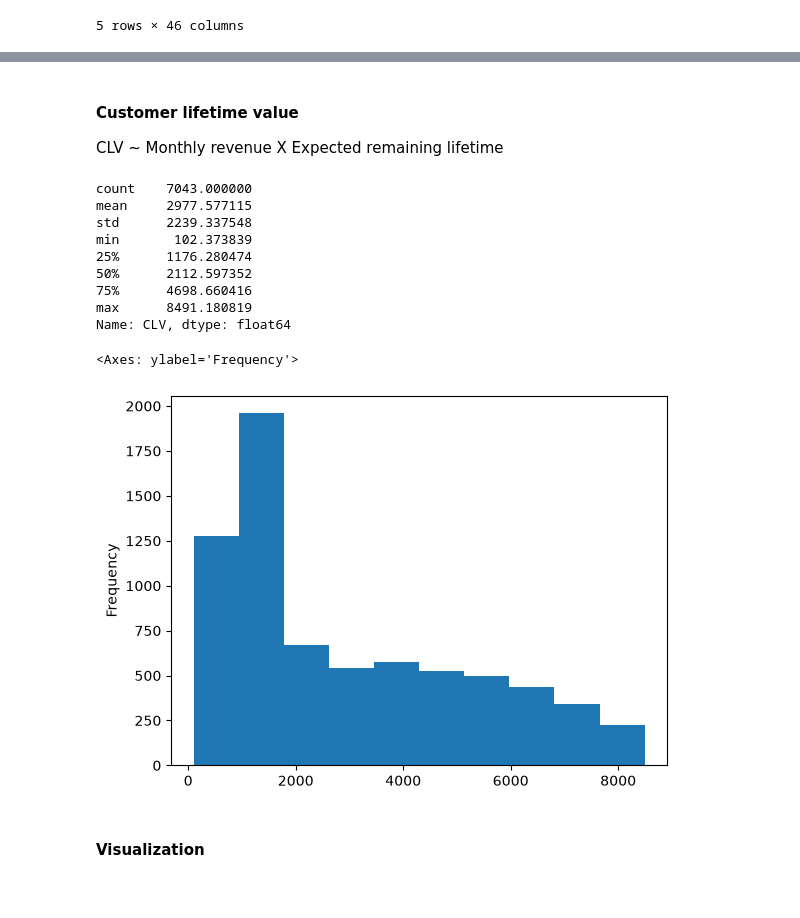
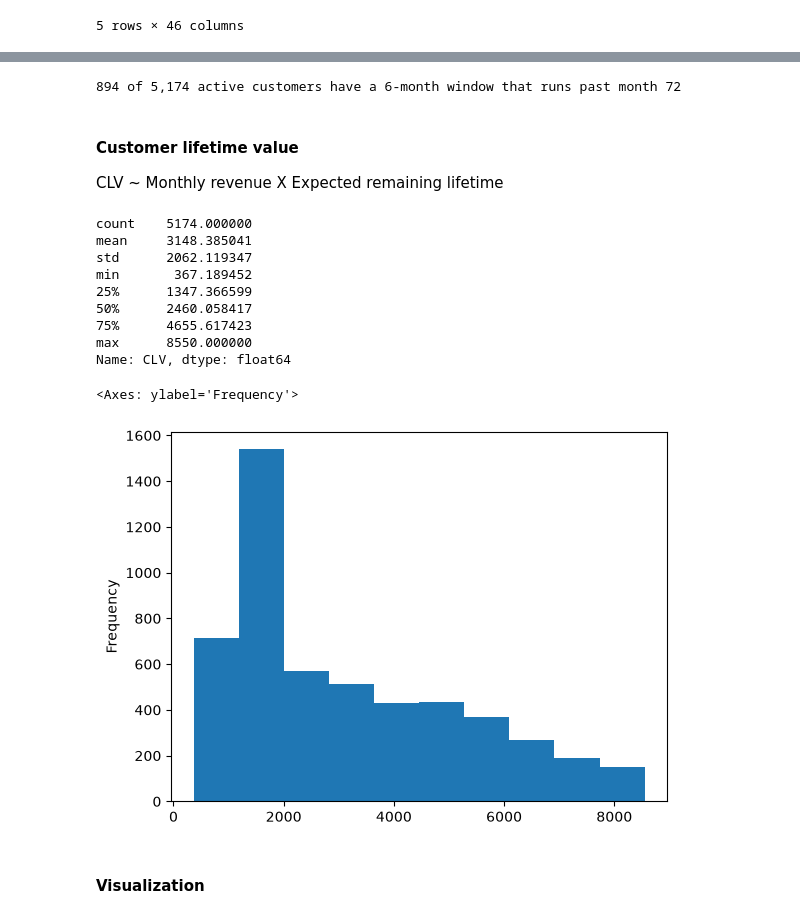
Before and after one commit to snehilojha/Profit-aware-customer-churn-and-retention-decision-system, a Jupyter notebook: src/main.ipynb, the cells around one changed output, grey strips where cells are left out. Saved outputs shown, nothing was run; the diff lists cells and outputs as text; code cells hidden in the pictures.

```diff
--- a/src/main.ipynb
+++ b/src/main.ipynb
@@ -666,0 +493,7 @@ survival_df_enc['expected_life']= cph_tv.predict_expectation(
+# %%
+active = model_df[model_df['event'] == 0]
+X_active = active.drop(columns=['duration', 'event'])
+tenure_active = active['duration']
+
+print(f"Scoring {len(active):,} active customers "
+      f"({len(model_df) - len(active):,} have already churned and are excluded)")
@@ -666,0 +517,12 @@ survival_df_enc['expected_life']= cph_tv.predict_expectation(
+# %%
+def churn_probability_within(model, X, months, tenure):
+    """P(churn within the next `months` months | still active after `tenure` months)."""
+    surv = model.predict_survival_function(X, times=[months], conditional_after=tenure)
+    return 1 - surv.T.squeeze()
+
+
+scored = pd.DataFrame(index=active.index)
+scored['tenure'] = tenure_active
+scored['MonthlyCharges'] = active['MonthlyCharges']
+scored['churn_3m'] = churn_probability_within(cph, X_active, 3, tenure_active)
+scored['churn_6m'] = churn_probability_within(cph, X_active, 6, tenure_active)
@@ -666,0 +531,4 @@ survival_df_enc['expected_life']= cph_tv.predict_expectation(
+# %%
+scored['remaining_life'] = cph.predict_expectation(X_active, conditional_after=tenure_active)
+
+scored[['tenure', 'churn_6m', 'remaining_life']].describe()
@@ -667,3 +550,8 @@ survival_df_enc['expected_life']= cph_tv.predict_expectation(
+# %%
+past_horizon = scored['tenure'] > 72 - 6
+print(f"{past_horizon.sum():,} of {len(scored):,} active customers have a 6-month window that runs past month 72")
+# %% [output]
+894 of 5,174 active customers have a 6-month window that runs past month 72
 # %% [markdown]
 #### Customer lifetime value
 
@@ -675,18 +559,20 @@ survival_df_enc['CLV'] = (survival_df_enc['MonthlyCharges'] * survival_df_enc['e
+# %%
+scored['CLV'] = scored['MonthlyCharges'] * scored['remaining_life']
 # %%
-survival_df_enc['CLV'].describe()
+scored['CLV'].describe()
 # %% [output]
-count    7043.000000
-mean     2977.577115
-std      2239.337548
-min       102.373839
-25%      1176.280474
-50%      2112.597352
-75%      4698.660416
-max      8491.180819
+count    5174.000000
+mean     3148.385041
+std      2062.119347
+min       367.189452
+25%      1347.366599
+50%      2460.058417
+75%      4655.617423
+max      8550.000000
 Name: CLV, dtype: float64
 # %%
-survival_df_enc['CLV'].plot(kind = 'hist')
+scored['CLV'].plot(kind = 'hist')
 # %% [output]
 <Axes: ylabel='Frequency'>
-[figure, old version]
+[figure, new version]
 # %%
```
Also changed, not shown: parts of 59 cells of this notebook, 1 other file.
